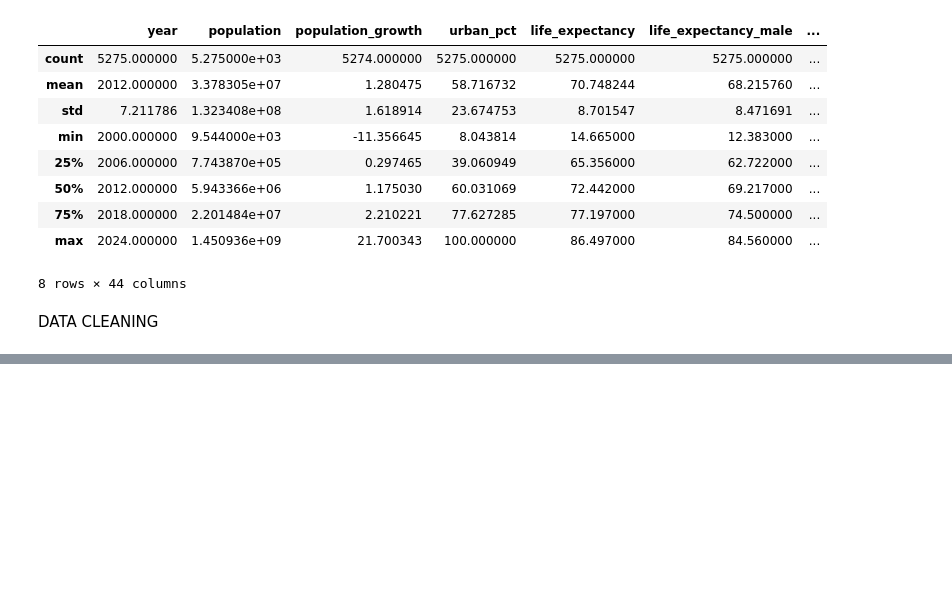
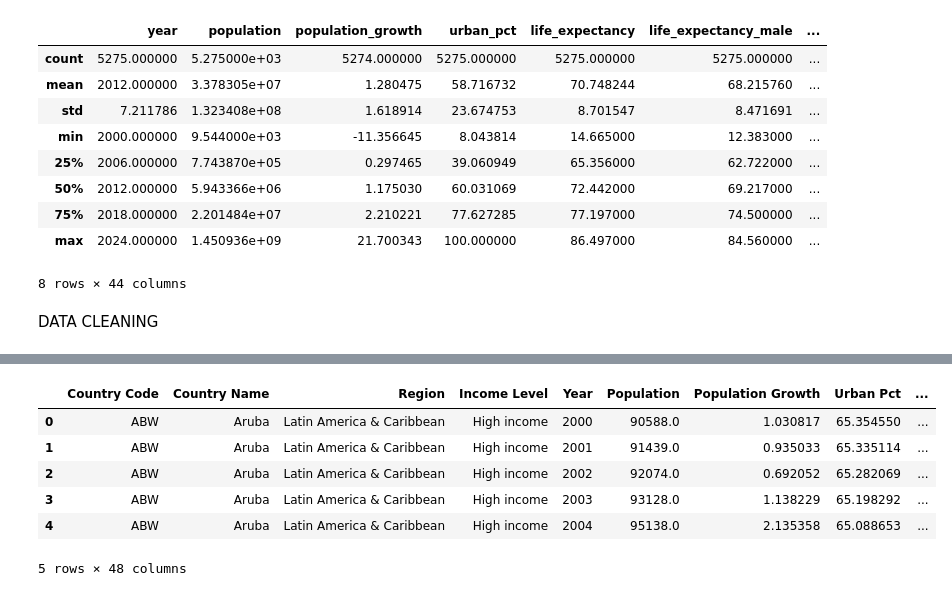
Before and after one commit to graceobonyo/Health-Data-Analytics, a Jupyter notebook: health.ipynb, the cells around one changed output, grey strips where cells are left out. Cells and saved outputs as stored; diff of their text form; code cells hidden in the pictures; blank space fills up the shorter version.

```diff
--- a/health.ipynb
+++ b/health.ipynb
@@ -98,0 +103,6 @@ DATA CLEANING
+# %%
+# Capitalising the column names
+
+Health_indicators.columns = Health_indicators.columns.str.title()
+Country.columns = Country.columns.str.title()
+indicator_data.columns = indicator_data.columns.str.title()
@@ -98,0 +118,16 @@ DATA CLEANING
+# %%
+# Removing the _ sign from the column names
+
+Health_indicators.columns = Health_indicators.columns.str.replace('_', ' ')
+Country.columns = Country.columns.str.replace('_', ' ')
+indicator_data.columns = indicator_data.columns.str.replace('_', ' ')
+# %%
+Health_indicators.head()
+# %% [output]
+|  | Country Code | Country Name | Region | Income Level | Year | Population | Population Growth | Urban Pct | ... |
+| 0 | ABW | Aruba | Latin America & Caribbean | High income | 2000 | 90588.0 | 1.030817 | 65.354550 | ... |
+| 1 | ABW | Aruba | Latin America & Caribbean | High income | 2001 | 91439.0 | 0.935033 | 65.335114 | ... |
+| 2 | ABW | Aruba | Latin America & Caribbean | High income | 2002 | 92074.0 | 0.692052 | 65.282069 | ... |
+| 3 | ABW | Aruba | Latin America & Caribbean | High income | 2003 | 93128.0 | 1.138229 | 65.198292 | ... |
+| 4 | ABW | Aruba | Latin America & Caribbean | High income | 2004 | 95138.0 | 2.135358 | 65.088653 | ... |
+5 rows × 48 columns
```
Also changed, not shown: parts of 28 cells of this notebook, 6 other files.
